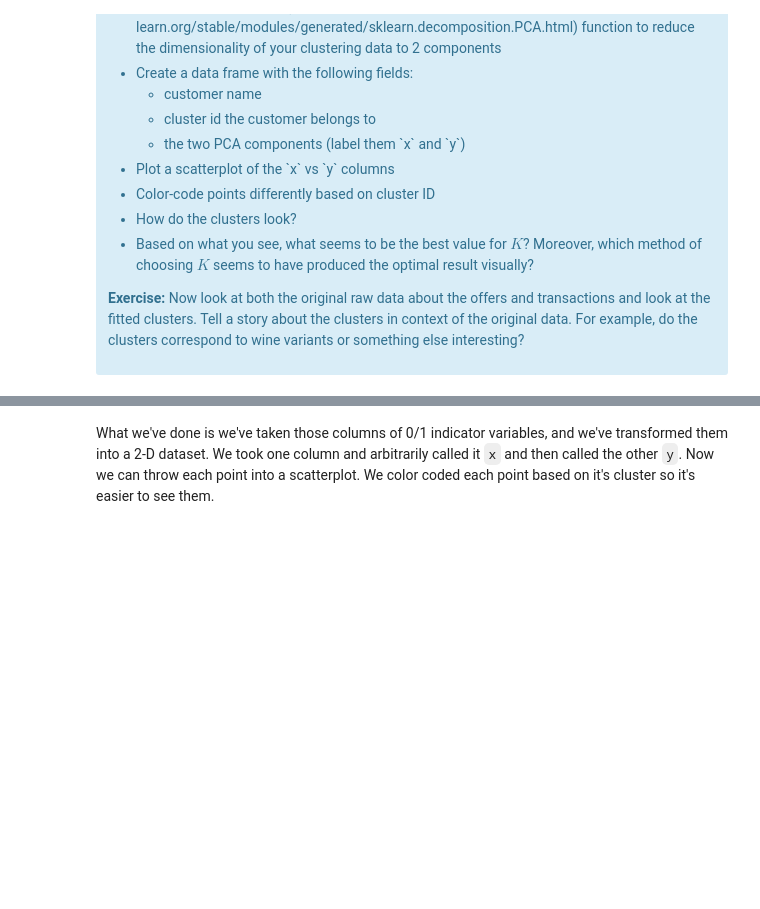
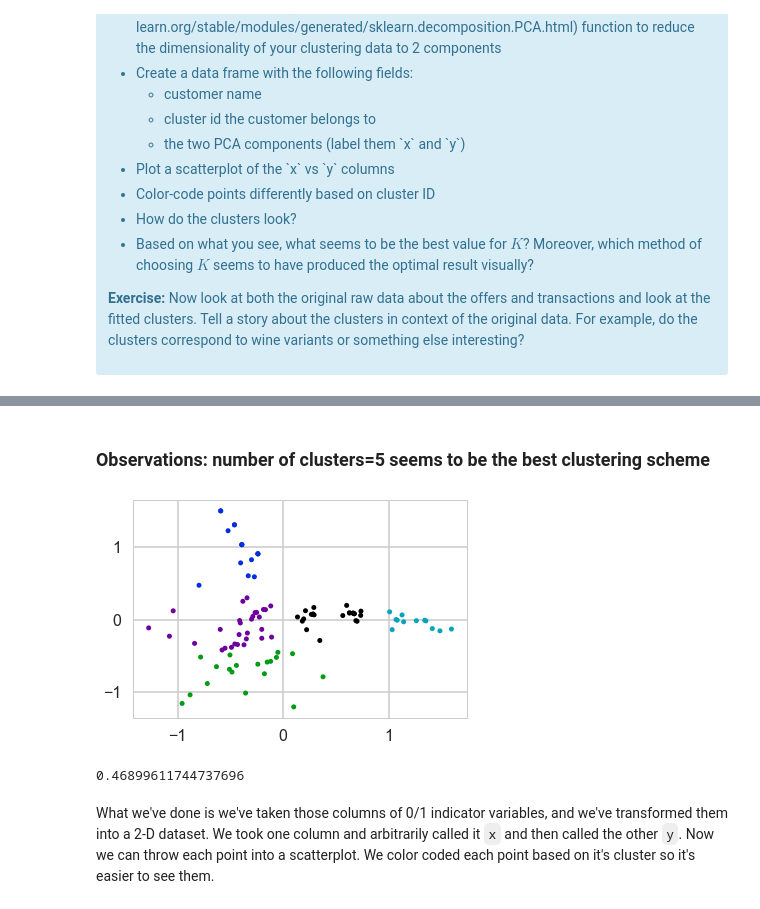
Before and after one commit to mrkulkarni1/data_projects, a Jupyter notebook: clustering/Mini_Project_Clustering.ipynb, the cells around one changed output, grey strips where cells are left out. Cells and saved outputs as stored; diff of their text form; code cells hidden in the pictures; blank space fills up the shorter version.

```diff
--- a/clustering/Mini_Project_Clustering.ipynb
+++ b/clustering/Mini_Project_Clustering.ipynb
@@ -262,3 +452,25 @@ This is only one use of PCA for dimension reduction. We can also use PCA when we
+# %% [markdown]
+### Observations: number of clusters=5 seems to be the best clustering scheme
+# %%
+k_means_pca = KMeans(n_clusters=5)
+k_means_pca.fit(x_cols_fit)
+labels_pca=k_means_pca.predict(x_cols_fit)
+x_cols_fit_df['cluster_pca']=labels_pca
+
+
+colors_pca = cm.spectral(x_cols_fit_df.cluster_pca.astype(float) / n_clusters)
+#plt.figure(figsize=(12,12), dpi=50)
+plt.scatter(x_cols_fit_df[0], x_cols_fit_df[1], marker='.', s=100, lw=0, alpha=1,
+                c=colors_pca)
+
+plt.show()
+#plt.scatter(x=x_cols_fit_df[],height=temp.values,width=-.15 , color=['RED'] , align='edge')
+
+
+silhouette_score(x_cols_fit,labels_pca)
+# %% [output]
+[figure, added]
+0.46899611744737696
 # %% [markdown]
 What we've done is we've taken those columns of 0/1 indicator variables, and we've transformed them into a 2-D dataset. We took one column and arbitrarily called it `x` and then called the other `y`. Now we can throw each point into a scatterplot. We color coded each point based on it's cluster so it's easier to see them.
 # %% [markdown]
```
Also changed, not shown: parts of 32 cells of this notebook.
